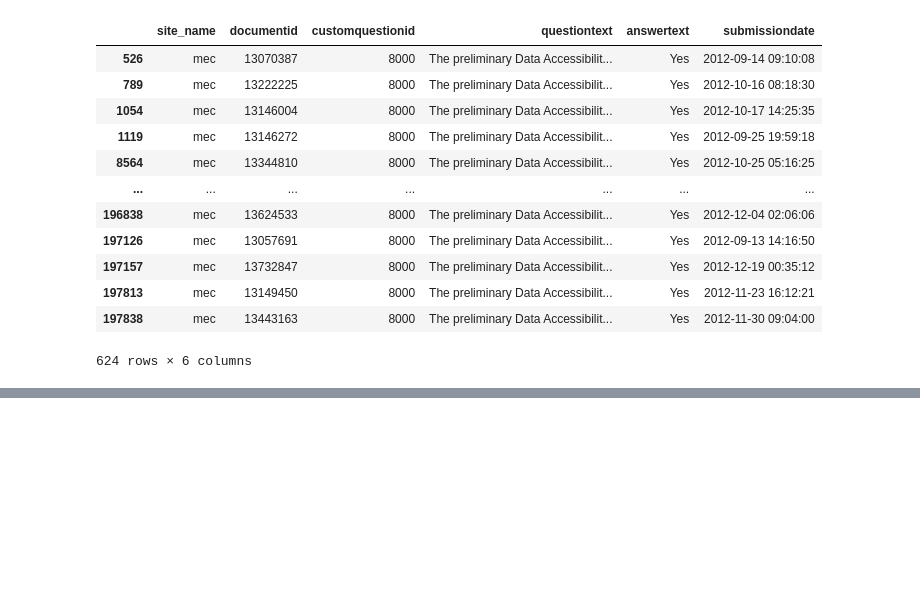
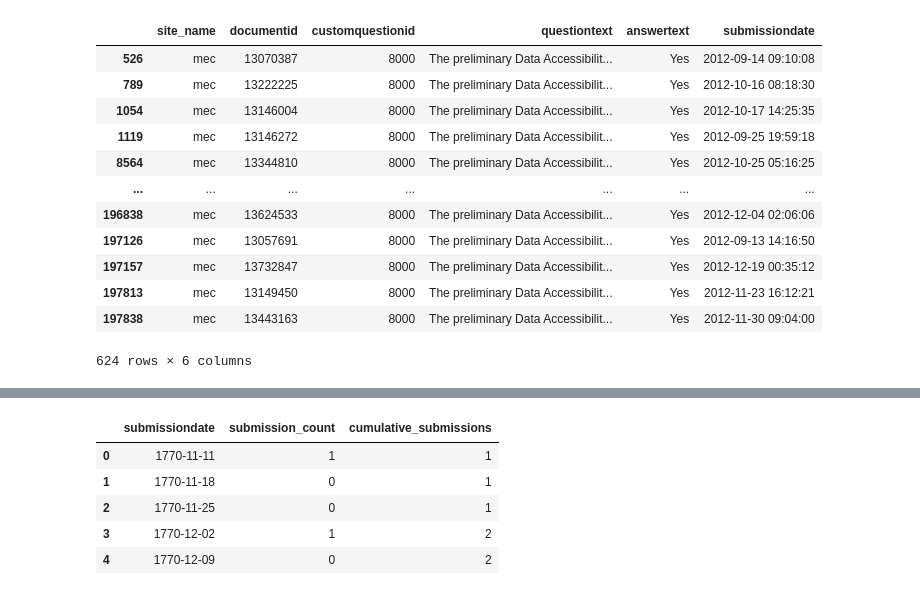
Before and after one commit to DWFlanagan/data-availability-statements, a Jupyter notebook: notebooks/0.3-DWFlanagan-EDA.ipynb, the cells around one changed output, grey strips where cells are left out. Cells and saved outputs as stored; diff of their text form; code cells hidden in the pictures; blank space fills up the shorter version.

```diff
--- a/notebooks/0.3-DWFlanagan-EDA.ipynb
+++ b/notebooks/0.3-DWFlanagan-EDA.ipynb
@@ -168,0 +218,10 @@ filtered_questions.query("submissiondate < 2013")
+# %%
+weekly_submissions["cumulative_submissions"] = weekly_submissions["submission_count"].cumsum()
+weekly_submissions.head()
+# %% [output]
+|  | submissiondate | submission_count | cumulative_submissions |
+| 0 | 1770-11-11 | 1 | 1 |
+| 1 | 1770-11-18 | 0 | 1 |
+| 2 | 1770-11-25 | 0 | 1 |
+| 3 | 1770-12-02 | 1 | 2 |
+| 4 | 1770-12-09 | 0 | 2 |
```
Also changed, not shown: parts of 10 cells of this notebook, 4 other files.
